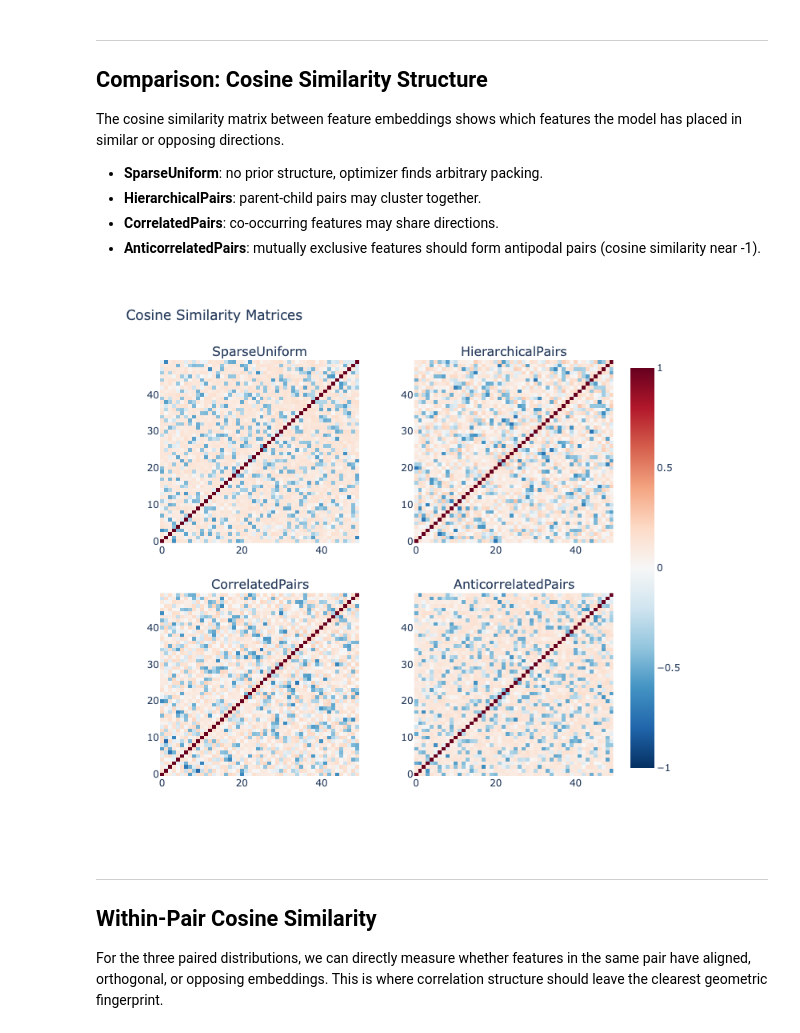
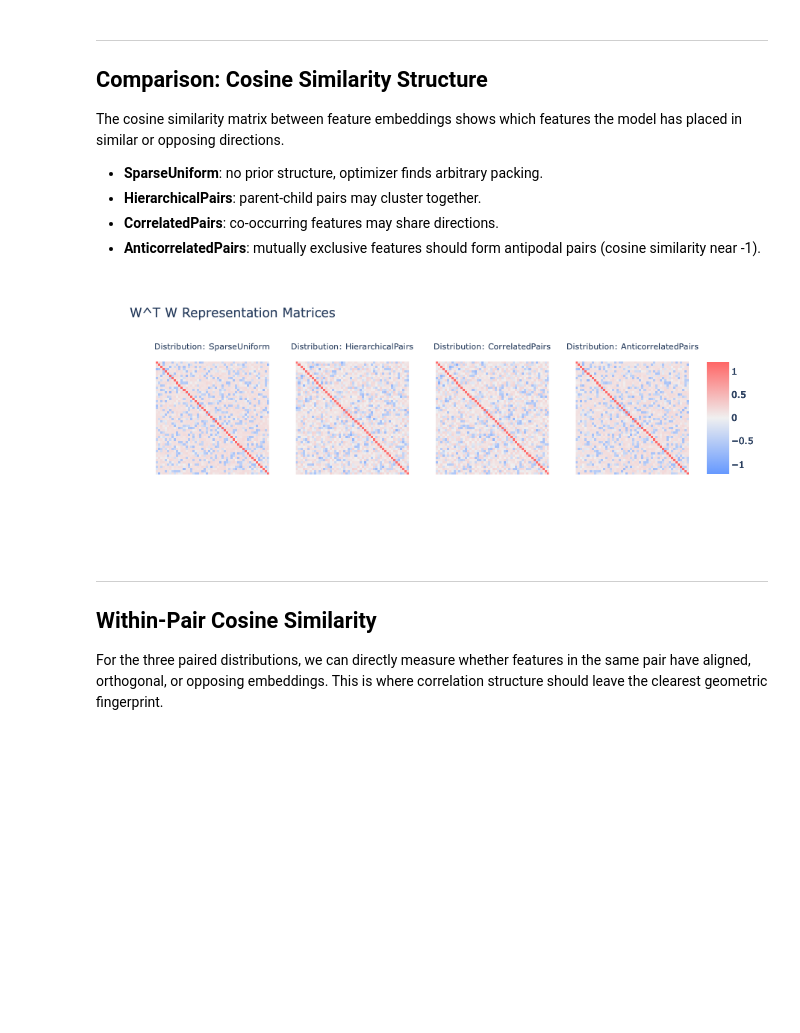
Before and after one commit to OliverSieweke/occhio, a Jupyter notebook: examples/correlated_features.ipynb, the cells around one changed output. Cells and saved outputs as stored; diff of their text form; code cells hidden in the pictures; blank space fills up the shorter version.

```diff
--- a/examples/correlated_features.ipynb
+++ b/examples/correlated_features.ipynb
@@ -356,40 +347,16 @@ features the model has placed in similar or opposing directions.
 - **CorrelatedPairs**: co-occurring features may share directions.
 - **AnticorrelatedPairs**: mutually exclusive features should form
   antipodal pairs (cosine similarity near -1).
-# %%
-fig_cos = make_subplots(
-    rows=2,
-    cols=2,
-    subplot_titles=list(models.keys()),
-    horizontal_spacing=0.12,
-    vertical_spacing=0.12,
-)
-
-positions = [(1, 1), (1, 2), (2, 1), (2, 2)]
-for (row, col), (name, m) in zip(positions, models.items()):
-    cos_sim = m.cosine_similarity_matrix.cpu().numpy()
-    fig_cos.add_trace(
-        go.Heatmap(
-            z=cos_sim,
-            colorscale="RdBu_r",
-            zmid=0,
-            zmin=-1,
-            zmax=1,
-            showscale=(row == 2 and col == 2),
-        ),
-        row=row,
-        col=col,
-    )
-
-fig_cos.update_layout(
-    title="Cosine Similarity Matrices",
-    template="plotly_white",
-    height=700,
-    width=750,
-)
-fig_cos.show()
-# %% [output]
-[figure, removed]
+# %%
+# W^T W Gram matrix -- diagonal entries show feature representation
+# strength (squared norms), off-diagonal entries show interference
+# between feature pairs (native occhio RepresentationPlot)
+
+fig_rep = RepresentationPlot(show_scale=True)(model_grid, height=350, width=900)
+fig_rep.update_layout(title="W^T W Representation Matrices")
+fig_rep.show()
+# %% [output]
+[figure, added]
 # %% [markdown]
 ---
 ## Within-Pair Cosine Similarity
```
Also changed, not shown: parts of 7 cells of this notebook.
